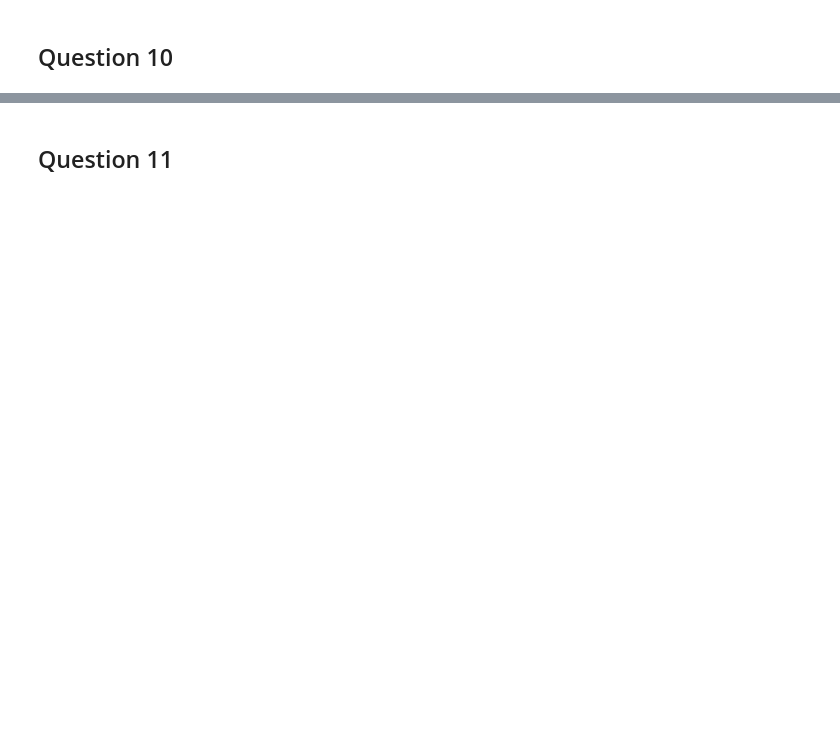
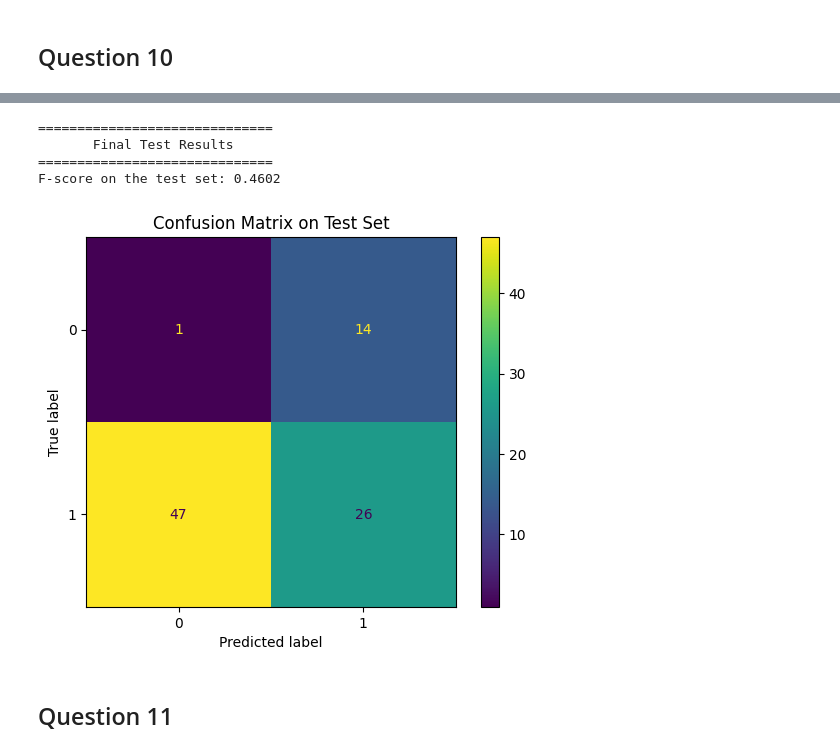
Before and after one commit to TristanNMon/Time-Series, a Jupyter notebook: HW1-notebook-v2.ipynb, the cells around one changed output, grey strips where cells are left out. Cells and saved outputs as stored; diff of their text form; code cells hidden in the pictures; blank space fills up the shorter version.

```diff
--- a/HW1-notebook-v2.ipynb
+++ b/HW1-notebook-v2.ipynb
@@ -206,2 +401,42 @@ len(X_train), len(X_test)
+# %%
+#train final model with optimal k on full training set and evaluate on test set
+
+# 2. Compute distance matrix for test set vs training set
+n_test_full = len(X_test_norm)
+n_train_full = len(X_train_norm)
+dist_matrix_test = np.zeros((n_test_full, n_train_full))
+for i in tqdm(range(n_test_full)):
+    for j in range(n_train_full):
+        dist = dtw_dist(X_test_norm[i], X_train_norm[j])
+        dist_matrix_test[i, j] = dist
+# %%
+# 3. Fit the k-NN classifier with optimal k
+clf_final = KNeighborsClassifier(n_neighbors=optimal_k, metric='precomputed')
+clf_final.fit(dist_matrix_train, y_train)
+# 4. Predict on the test set
+y_test_pred = clf_final.predict(dist_matrix_test)
+# 5. Score the final model
+final_f_score = f1_score(y_test, y_test_pred)
+# %%
+#print final results
+print("\n" + "="*30)
+print("       Final Test Results")
+print("="*30)
+print(f"F-score on the test set: {final_f_score:.4f}")
+# %% [output]
+==============================
+       Final Test Results
+==============================
+F-score on the test set: 0.4602
+# %%
+#compute confusion matrix
+from sklearn.metrics import confusion_matrix, ConfusionMatrixDisplay
+cm = confusion_matrix(y_test, y_test_pred, labels=clf_final.classes_)
+disp = ConfusionMatrixDisplay(confusion_matrix=cm, display_labels=clf_final.classes_)
+disp.plot()
+plt.title("Confusion Matrix on Test Set")
+plt.show()
+# %% [output]
+[figure, added]
 # %% [markdown]
 ## Question 11
```
Also changed, not shown: parts of 19 cells of this notebook, 9 other files.
